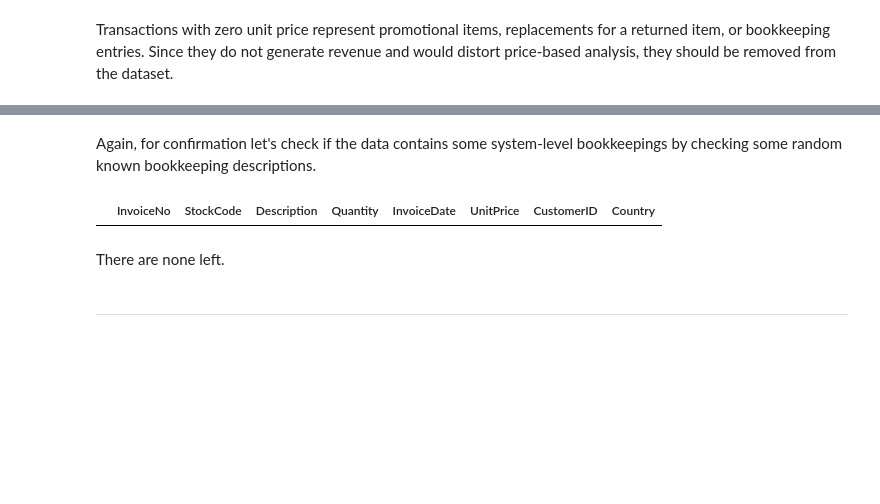
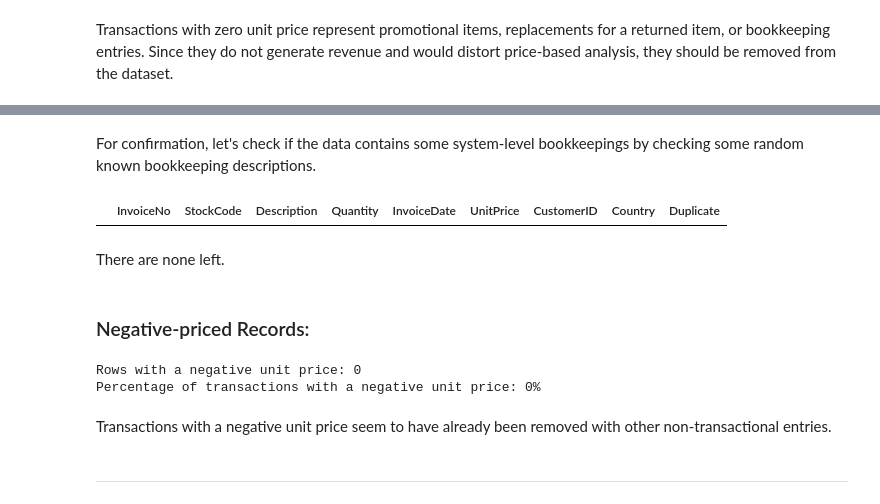
Before and after one commit to ahmed-nassr/online-retail, a Jupyter notebook: notebooks/02_data_cleaning.ipynb, the cells around one changed output, grey strips where cells are left out. Saved outputs shown, nothing was run; the diff lists cells and outputs as text; code cells hidden in the pictures; blank space fills up the shorter version.

Commit message:
Data Cleaning Done

```diff
--- a/notebooks/02_data_cleaning.ipynb
+++ b/notebooks/02_data_cleaning.ipynb
@@ -96,0 +252,2 @@ len(df)
+# %%
+df = df[~df['StockCode'].str[0].str.isalpha()]
@@ -110,2 +259,0 @@ So again, since bookkeeping entries do not align with our analysis goals, they s
-# %%
-df = remove_bookkeeping_rows(df)
@@ -159,7 +292,7 @@ Name: count, dtype: int64
 # %% [markdown]
 Transactions with zero unit price represent promotional items, replacements for a returned item, or bookkeeping entries. Since they do not generate revenue and would distort price-based analysis, they should be removed from the dataset.
 # %%
-df = remove_zero_price_rows(df)
+df = df[df['UnitPrice'] != 0]
 # %%
 len(df)
 # %% [output]
@@ -167,11 +300,24 @@ len(df)
 # %% [markdown]
-Again, for confirmation let's check if the data contains some system-level bookkeepings by checking some random known bookkeeping descriptions.
+For confirmation, let's check if the data contains some system-level bookkeepings by checking some random known bookkeeping descriptions.
+# %%
+bookkeeping_descriptions = ['POST', 'POSTAGE', 'CHECK', 'DAMAGE', '?', 'AMAZON', 'AMAZONFEE', 'FOUND', 'LOST', 'B', 'MANUAL', 'M']
 # %%
-df[df['Description'].str.lower().isin(bookkeeping_descriptions)].head(10)
+df[df['Description'].str.upper().isin(bookkeeping_descriptions)].head(10)
 # %% [output]
-|  | InvoiceNo | StockCode | Description | Quantity | InvoiceDate | UnitPrice | CustomerID | Country |
+|  | InvoiceNo | StockCode | Description | Quantity | InvoiceDate | UnitPrice | CustomerID | Country | Duplicate |
 # %% [markdown]
 There are none left.
+# %% [markdown]
+### Negative-priced Records:
+# %%
+df_negative_price = df[df['UnitPrice'] < 0]
+print('Rows with a negative unit price:', len(df_negative_price))
+print('Percentage of transactions with a negative unit price:', percent(len(df_negative_price), len(df)))
+# %% [output]
+Rows with a negative unit price: 0
+Percentage of transactions with a negative unit price: 0%
+# %% [markdown]
+Transactions with a negative unit price seem to have already been removed with other non-transactional entries.
 # %% [markdown]
 ---
 # %% [markdown]
```
Also changed, not shown: parts of 163 cells of this notebook, 6 other files.
